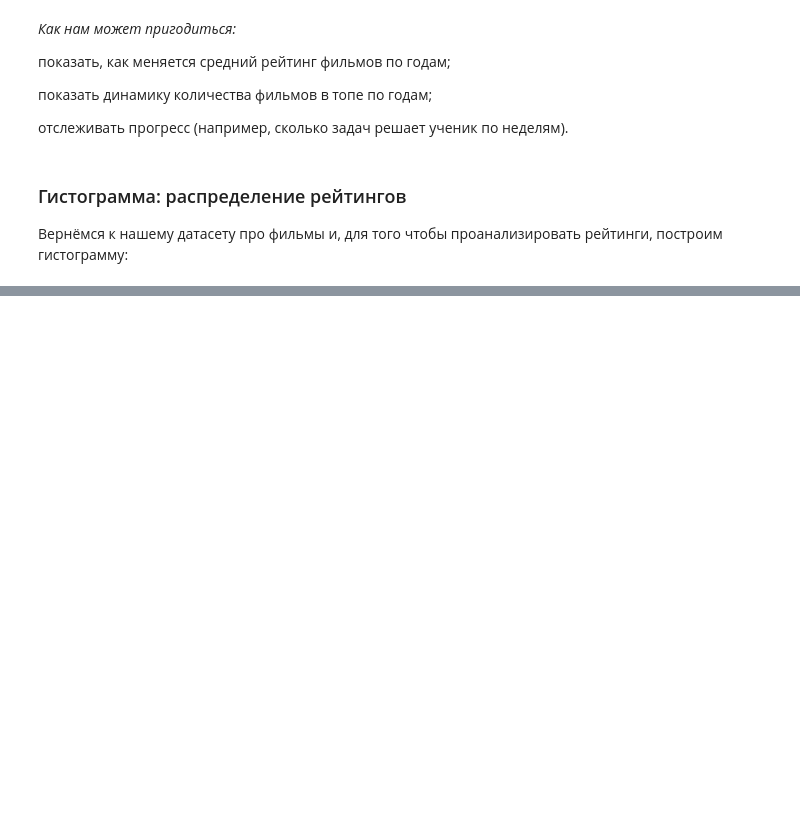
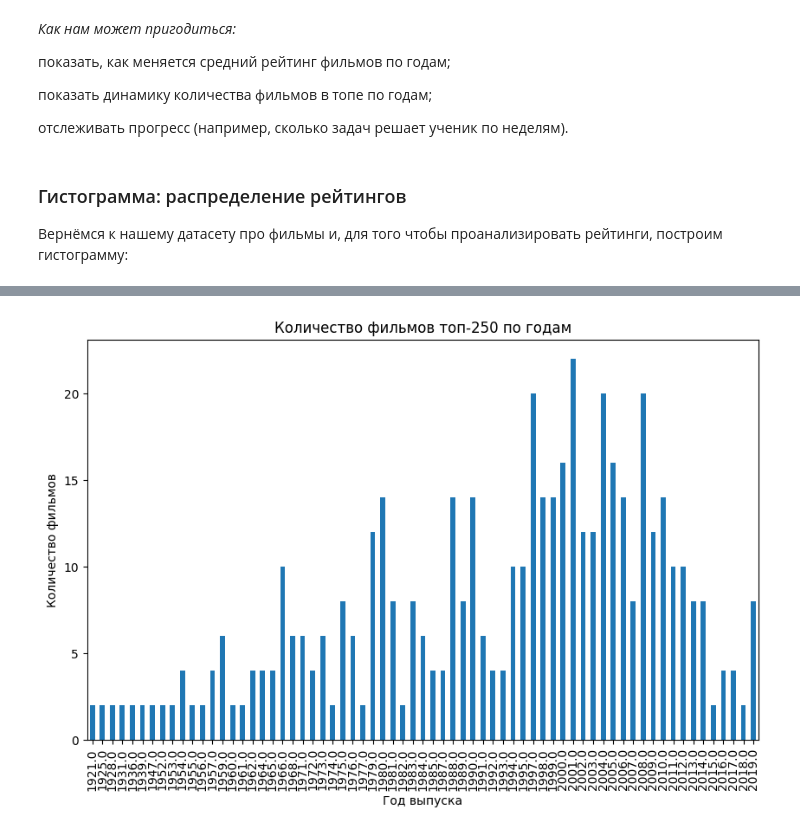
Before and after one commit to eugenii/ya_lyc_ai, a Jupyter notebook: 02_data_eng/02_plots_n_analize/theory.ipynb, the cells around one changed output, grey strips where cells are left out. Drawn from its saved outputs; the diff is of its cells as text; code cells hidden in the pictures; blank space fills up the shorter version.

```diff
--- a/02_data_eng/02_plots_n_analize/theory.ipynb
+++ b/02_data_eng/02_plots_n_analize/theory.ipynb
@@ -110,0 +116,3 @@ plt.show()
+# %%
+films_per_year = df["year"].value_counts().sort_index()
+films_per_year.value_counts()
@@ -110,0 +132,11 @@ plt.show()
+# %%
+# Столбчатая диаграмма:
+
+plt.figure(figsize=(10, 6))
+films_per_year.plot(kind="bar")
+plt.xlabel("Год выпуска")
+plt.ylabel("Количество фильмов")
+plt.title("Количество фильмов топ-250 по годам")
+plt.show()
+# %% [output]
+[figure, added]
```
Also changed, not shown: parts of 4 cells of this notebook, 8 other files.
